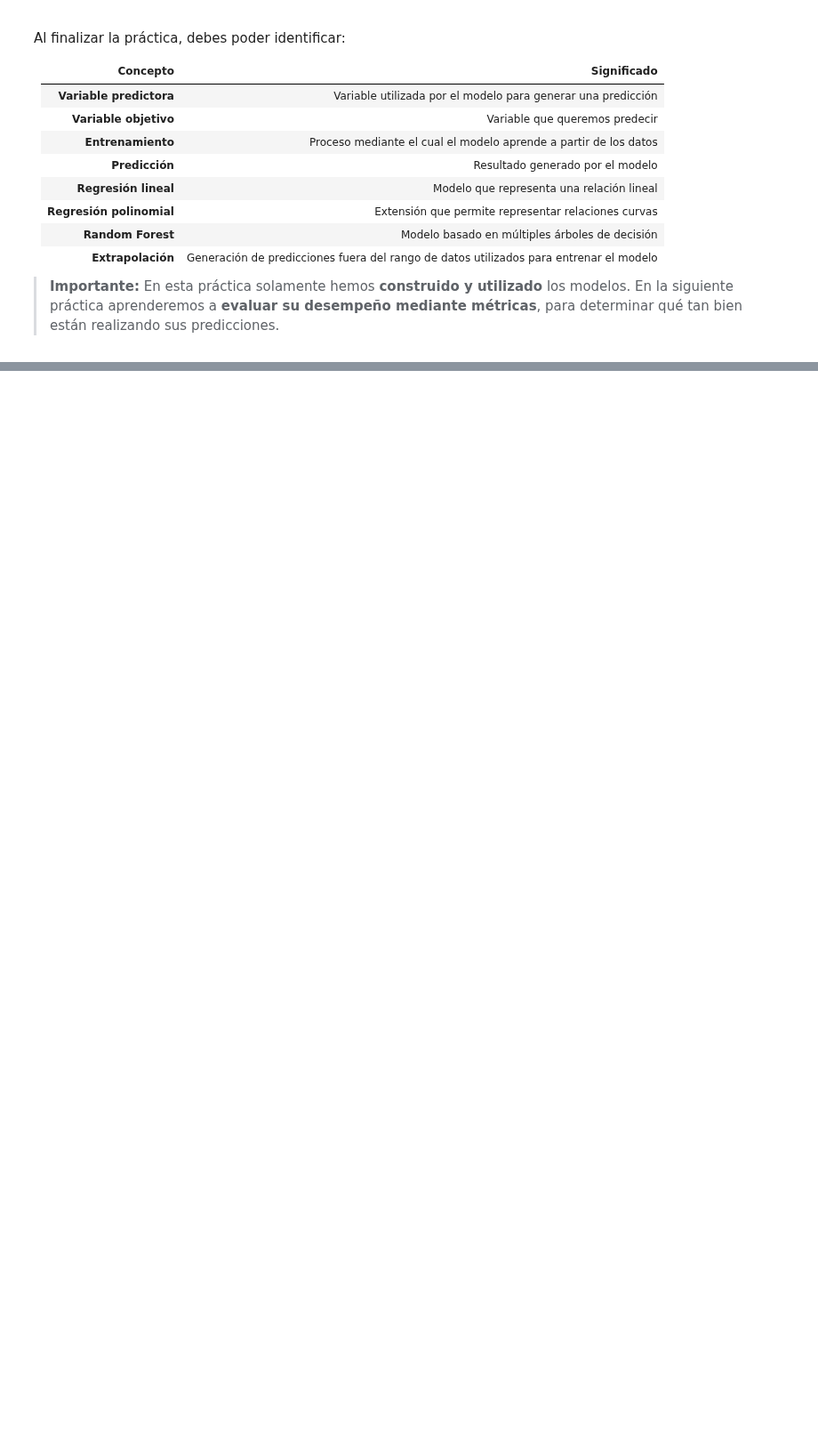
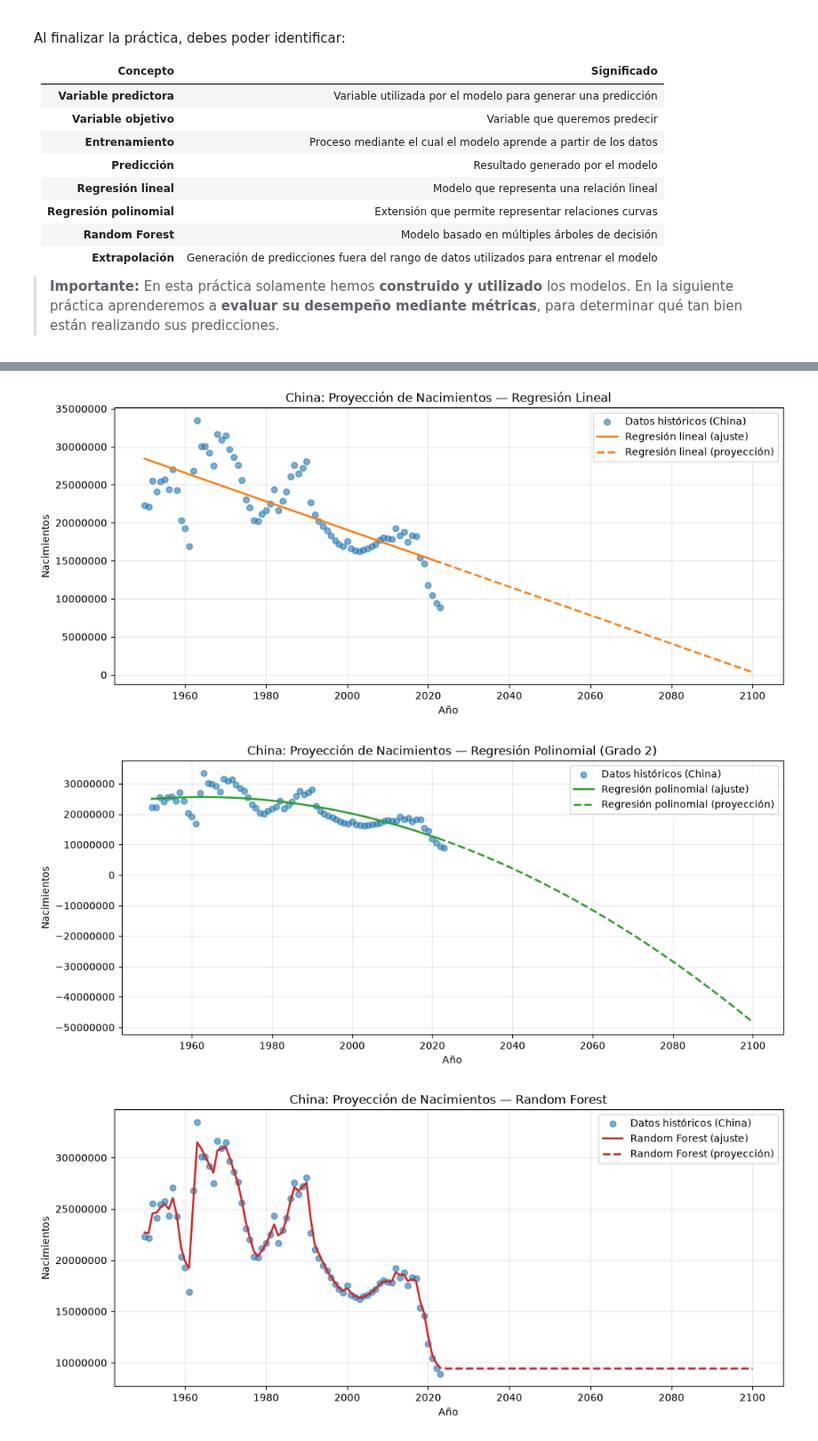
Before and after one commit to PIPIOLOVIC/BIG_DATA, a Jupyter notebook: U3_1_modelos_ml/notebook/U3_1_modelos_regresion_demografia.ipynb, the cells around one changed output, grey strips where cells are left out. Shown at 89% size. Saved outputs shown, nothing was run; the diff lists cells and outputs as text; code cells hidden in the pictures; blank space fills up the shorter version.

```diff
--- a/U3_1_modelos_ml/notebook/U3_1_modelos_regresion_demografia.ipynb
+++ b/U3_1_modelos_ml/notebook/U3_1_modelos_regresion_demografia.ipynb
@@ -1123,0 +1227,43 @@ Al finalizar la práctica, debes poder identificar:
+# %%
+# 1. Regresión Lineal
+plt.figure(figsize=(12, 5))
+plt.scatter(df_china_hist["Year"], df_china_hist["births"], label="Datos históricos (China)", alpha=0.6, color="tab:blue")
+plt.plot(df_china_hist["Year"], pred_lr_hist_nac_china, color="tab:orange", lw=2, label="Regresión lineal (ajuste)")
+plt.plot(anios_futuros.flatten(), pred_lr_fut_nac_china, color="tab:orange", linestyle="--", lw=2, label="Regresión lineal (proyección)")
+plt.title("China: Proyección de Nacimientos — Regresión Lineal")
+plt.xlabel("Año")
+plt.ylabel("Nacimientos")
+plt.ticklabel_format(style="plain", axis="y", useOffset=False)
+plt.legend()
+plt.grid(True, alpha=0.3)
+plt.show()
+
+# 2. Regresión Polinomial
+plt.figure(figsize=(12, 5))
+plt.scatter(df_china_hist["Year"], df_china_hist["births"], label="Datos históricos (China)", alpha=0.6, color="tab:blue")
+plt.plot(df_china_hist["Year"], pred_pr_hist_nac_china, color="tab:green", lw=2, label="Regresión polinomial (ajuste)")
+plt.plot(anios_futuros.flatten(), pred_pr_fut_nac_china, color="tab:green", linestyle="--", lw=2, label="Regresión polinomial (proyección)")
+plt.title("China: Proyección de Nacimientos — Regresión Polinomial (Grado 2)")
+plt.xlabel("Año")
+plt.ylabel("Nacimientos")
+plt.ticklabel_format(style="plain", axis="y", useOffset=False)
+plt.legend()
+plt.grid(True, alpha=0.3)
+plt.show()
+
+# 3. Random Forest
+plt.figure(figsize=(12, 5))
+plt.scatter(df_china_hist["Year"], df_china_hist["births"], label="Datos históricos (China)", alpha=0.6, color="tab:blue")
+plt.plot(df_china_hist["Year"], pred_rf_hist_nac_china, color="tab:red", lw=2, label="Random Forest (ajuste)")
+plt.plot(anios_futuros.flatten(), pred_rf_fut_nac_china, color="tab:red", linestyle="--", lw=2, label="Random Forest (proyección)")
+plt.title("China: Proyección de Nacimientos — Random Forest")
+plt.xlabel("Año")
+plt.ylabel("Nacimientos")
+plt.ticklabel_format(style="plain", axis="y", useOffset=False)
+plt.legend()
+plt.grid(True, alpha=0.3)
+plt.show()
+# %% [output]
+[figure, added]
+[figure, added]
+[figure, added]
```
Also changed, not shown: parts of 39 cells of this notebook, 3 other files.
